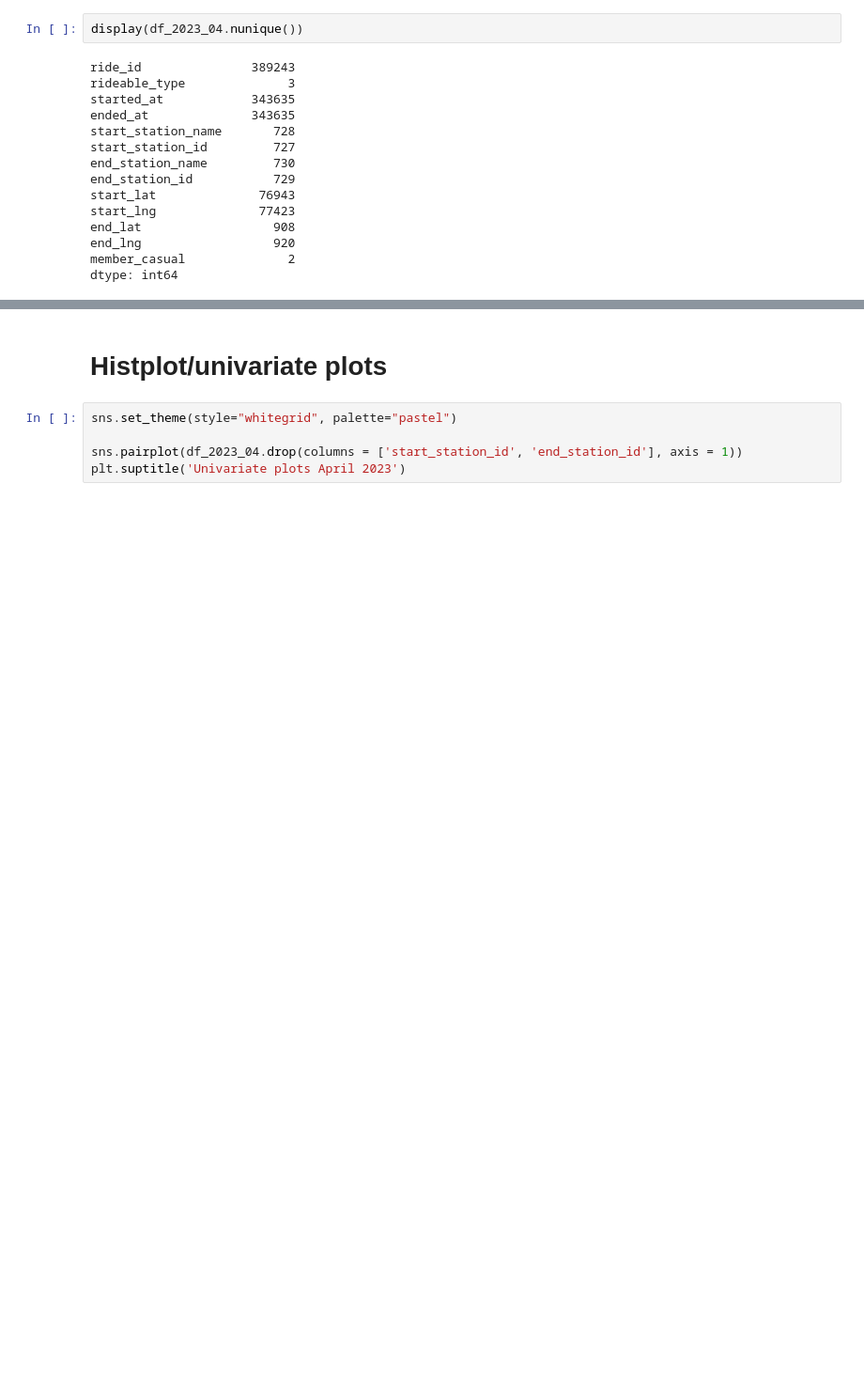
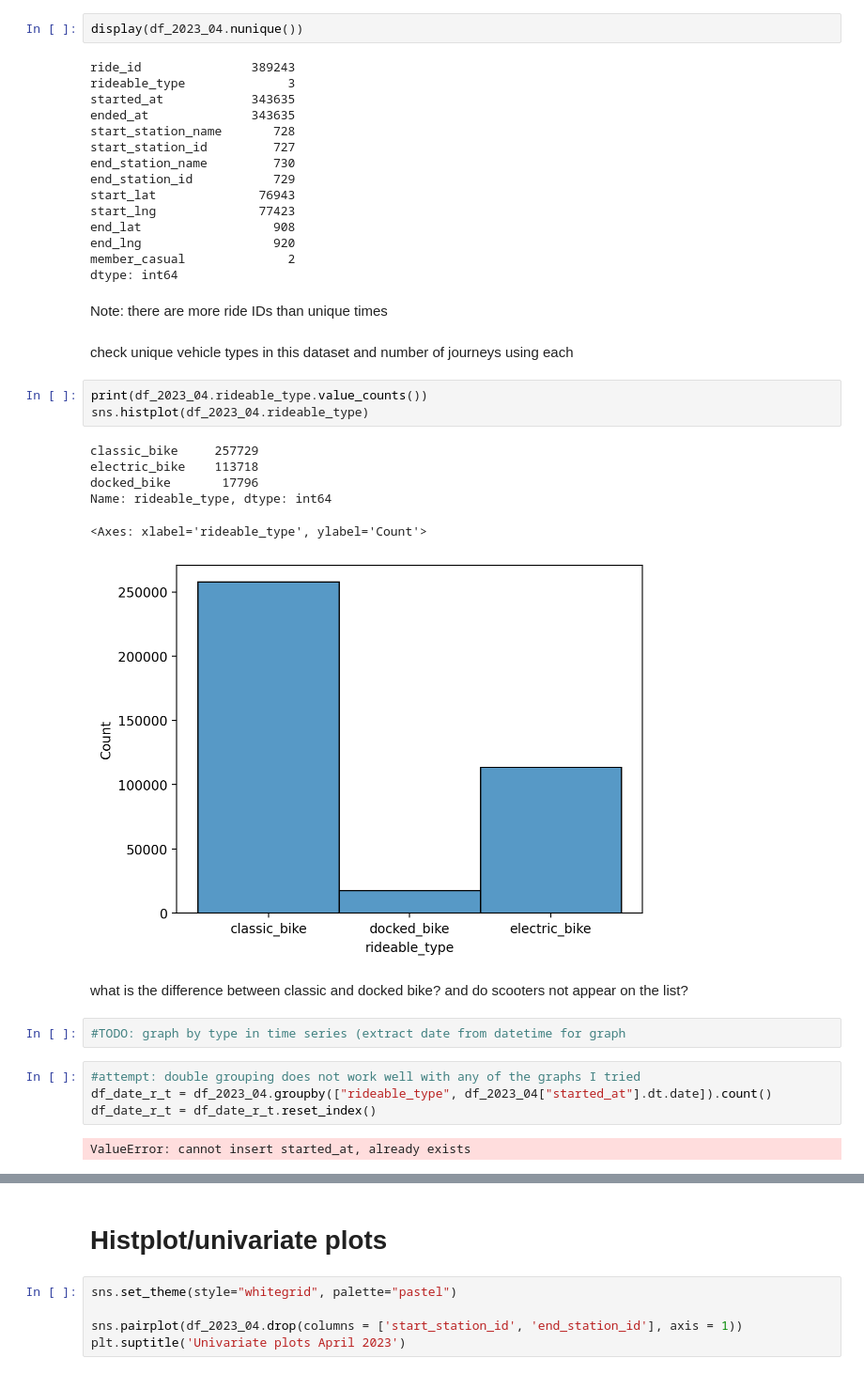
Before and after one commit to sian0x0/CA-data-science, a Jupyter notebook: 1-3/Capital Bike Share - Trip History EDA.ipynb, the cells around one changed output, grey strips where cells are left out. Shown at 94% size. Saved outputs shown, nothing was run; the diff lists cells and outputs as text; blank space fills up the shorter version.

Commit message:
problem-solving time series line plot

```diff
--- a/1-3/Capital Bike Share - Trip History EDA.ipynb
+++ b/1-3/Capital Bike Share - Trip History EDA.ipynb
@@ -178,3 +212,27 @@ end_lat                  908
 end_lng                  920
 member_casual              2
 dtype: int64
+# %% [markdown]
+Note: there are more ride IDs than unique times
+# %% [markdown]
+check unique vehicle types in this dataset and number of journeys using each
+# %%
+print(df_2023_04.rideable_type.value_counts())
+sns.histplot(df_2023_04.rideable_type)
+# %% [output]
+classic_bike     257729
+electric_bike    113718
+docked_bike       17796
+Name: rideable_type, dtype: int64
+<Axes: xlabel='rideable_type', ylabel='Count'>
+[figure, added]
+# %% [markdown]
+what is the difference between classic and docked bike? and do scooters not appear on the list?
+# %%
+#TODO: graph by type in time series (extract date from datetime for graph
+# %%
+#attempt: double grouping does not work well with any of the graphs I tried
+df_date_r_t = df_2023_04.groupby(["rideable_type", df_2023_04["started_at"].dt.date]).count()
+df_date_r_t = df_date_r_t.reset_index()
+# %% [output]
+ValueError: cannot insert started_at, already exists
```
Also changed, not shown: parts of 20 cells of this notebook.
